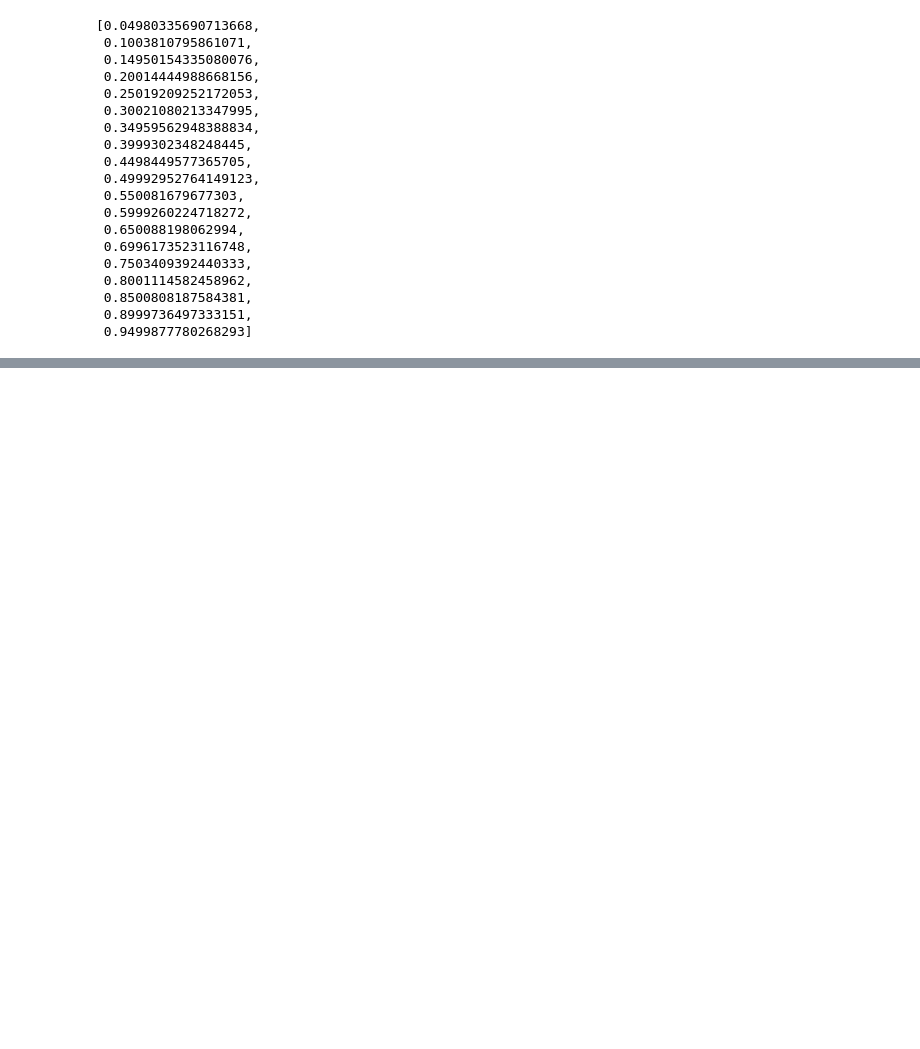
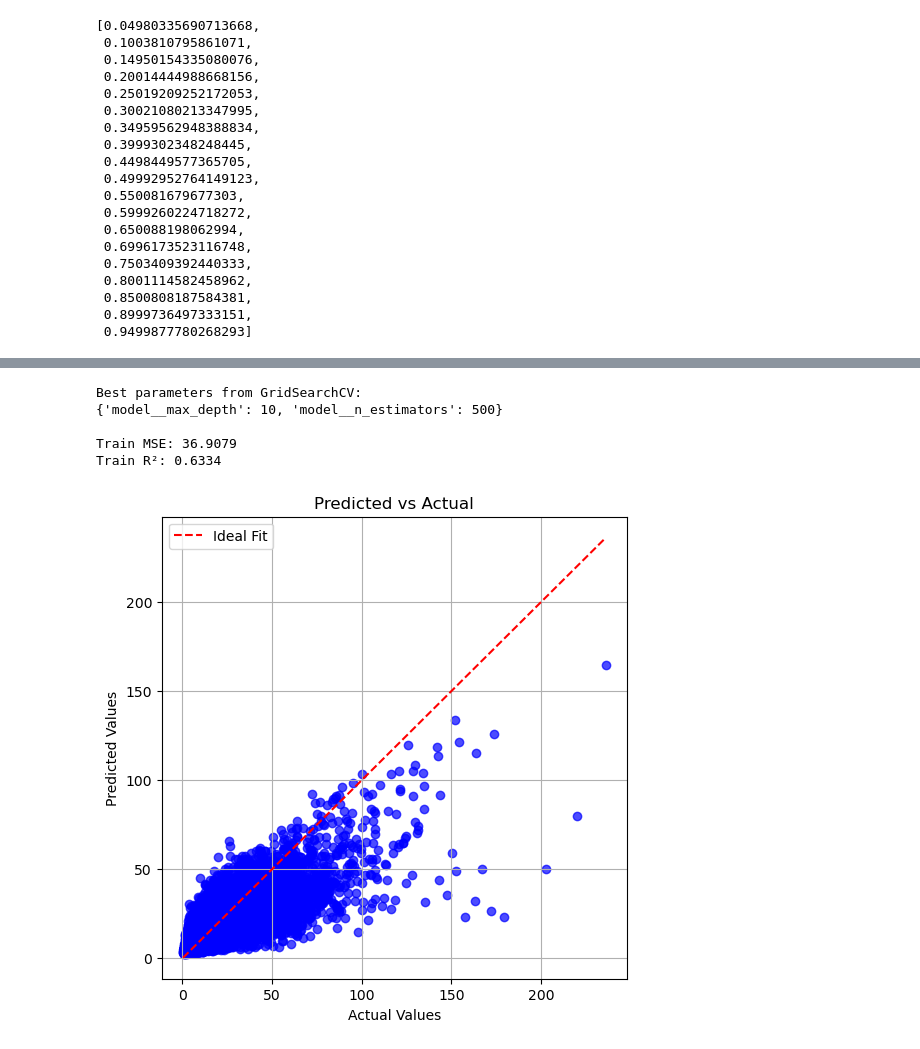
Before and after one commit to mj-datalab/poverty-prediction-challenge, a Jupyter notebook: notebooks/benchmark_analysis.ipynb, the cells around one changed output, grey strips where cells are left out. Cells and saved outputs as stored; diff of their text form; code cells hidden in the pictures; blank space fills up the shorter version.

```diff
--- a/notebooks/benchmark_analysis.ipynb
+++ b/notebooks/benchmark_analysis.ipynb
@@ -119,0 +369,45 @@ percentages
+# %%
+param_grid = {
+    'model__n_estimators': [100, 200, 500],
+    'model__max_depth': [5, 10, 15]
+}
+
+grid_search = GridSearchCV(
+    estimator=pipe,
+    param_grid=param_grid,
+    cv=cv,
+    scoring='neg_mean_squared_error',
+    n_jobs=-1
+)
+
+grid_search.fit(X_train, y_train, groups=groups)
+print("\nBest parameters from GridSearchCV:")
+print(grid_search.best_params_)
+
+best_model = grid_search.best_estimator_
+y_pred = best_model.predict(X_train)
+
+mse = mean_squared_error(y_train, y_pred)
+r2 = r2_score(y_train, y_pred)
+
+print(f"\nTrain MSE: {mse:.4f}")
+print(f"Train R²: {r2:.4f}")
+# %% [output]
+Best parameters from GridSearchCV:
+{'model__max_depth': 10, 'model__n_estimators': 500}
+
+Train MSE: 36.9079
+Train R²: 0.6334
+# %%
+# Plot Predicted vs Actual
+plt.figure(figsize=(6,6))
+plt.scatter(y_true, y_pred, alpha=0.7, color='blue')
+plt.plot([min(y_true), max(y_true)], [min(y_true), max(y_true)], color='red', linestyle='--', label='Ideal Fit')
+plt.xlabel('Actual Values')
+plt.ylabel('Predicted Values')
+plt.title('Predicted vs Actual')
+plt.legend()
+plt.grid(True)
+plt.show()
+# %% [output]
+[figure, added]
```
Also changed, not shown: parts of 26 cells of this notebook.
